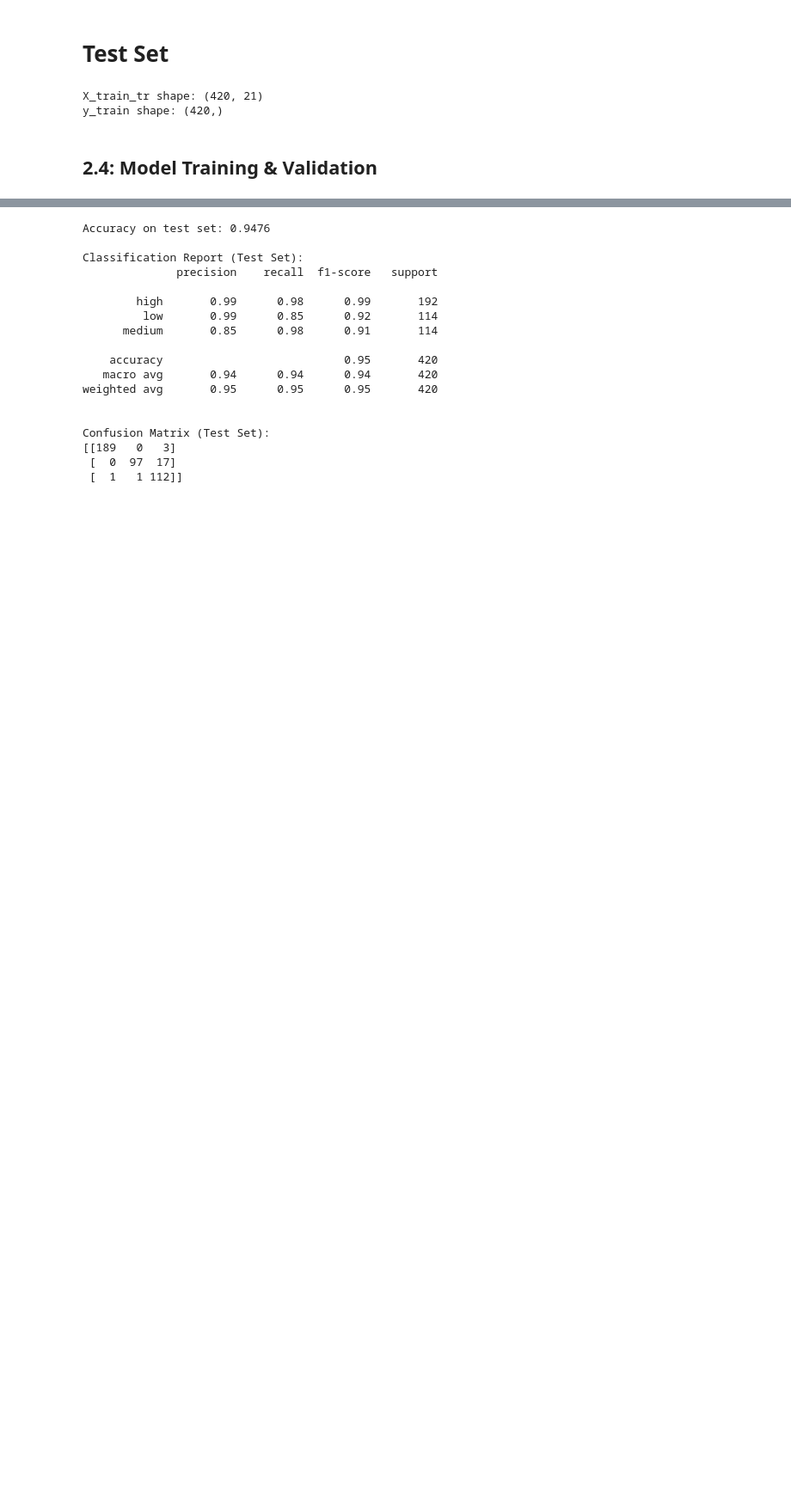
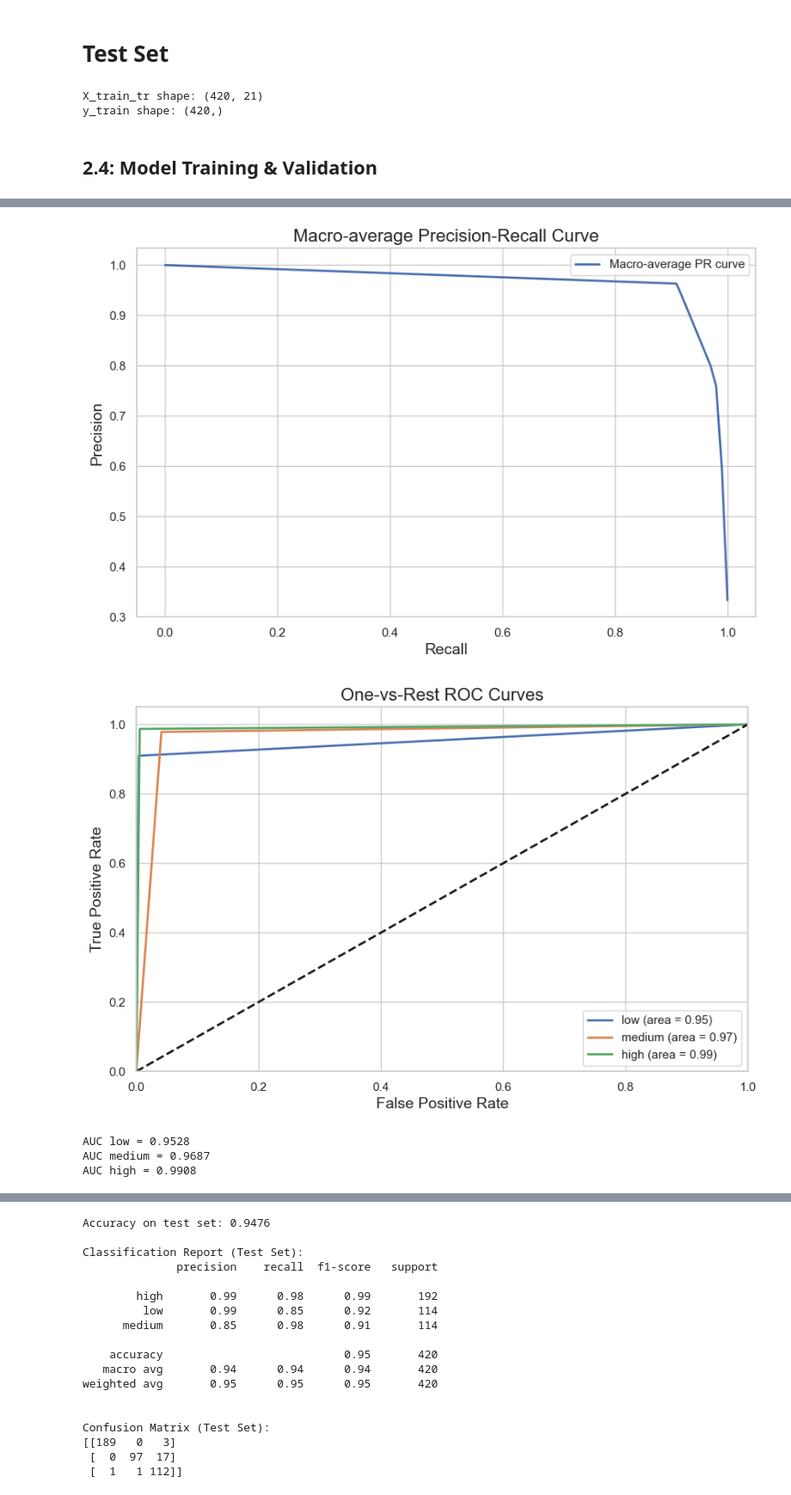
Before and after one commit to LiewZhengXian/UCCD2063-Assignment, a Jupyter notebook: LeeCH_AIT_Template_Original.ipynb, the cells around one changed output, grey strips where cells are left out. Shown at 86% size. Drawn from its saved outputs; the diff is of its cells as text; code cells hidden in the pictures; blank space fills up the shorter version.

```diff
--- a/LeeCH_AIT_Template_Original.ipynb
+++ b/LeeCH_AIT_Template_Original.ipynb
@@ -448,0 +505,10 @@ Confusion Matrix (Training Set):
+# %%
+class_labels = ['low', 'medium', 'high']
+
+auc_scores = plot_multiclass_pr_roc_curves(y_train,y_train_pred, class_labels)
+# %% [output]
+[figure, added]
+[figure, added]
+AUC low = 0.9528
+AUC medium = 0.9687
+AUC high = 0.9908
```
Also changed, not shown: parts of 16 cells of this notebook.
